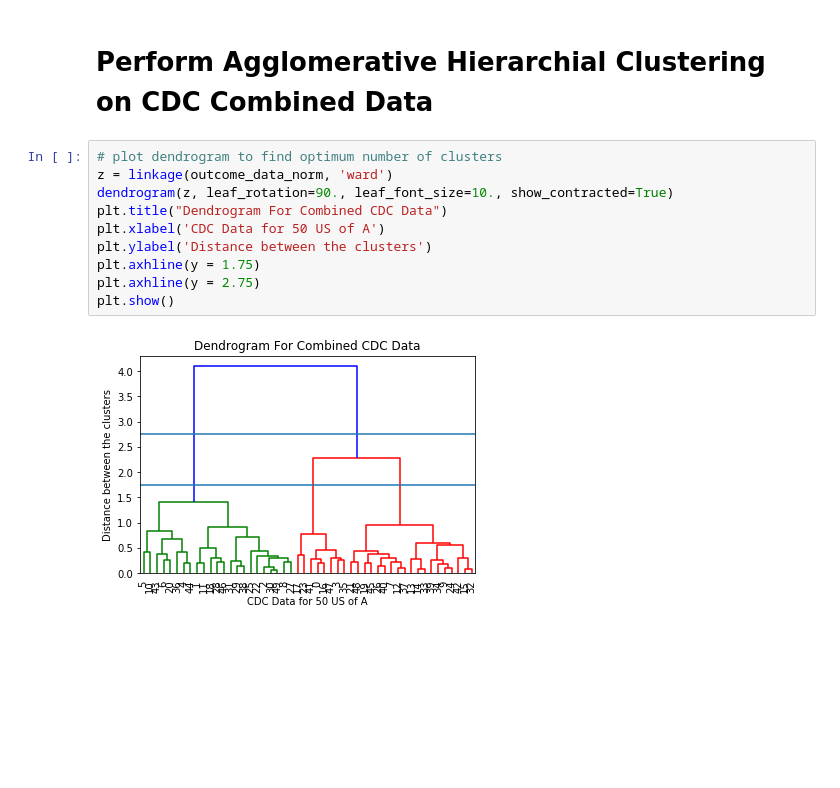
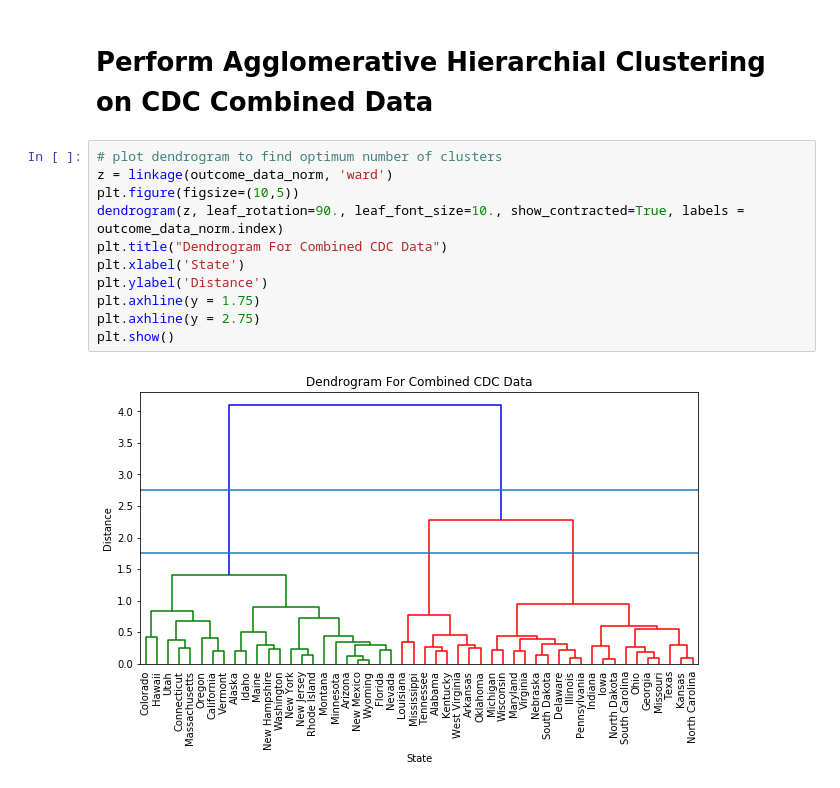
Before and after one commit to alankritjoshi/cs6220f17project2, a Jupyter notebook: 02_working/process_dataset.ipynb, the cells around one changed output. Saved outputs shown, nothing was run; the diff lists cells and outputs as text; blank space fills up the shorter version.

Commit message:
Fixed labels and dendogram labels; added skeleton accordingly

```diff
--- a/02_working/process_dataset.ipynb
+++ b/02_working/process_dataset.ipynb
@@ -1149,12 +1168,13 @@ show_on_notebook(fig)
 # %%
 # plot dendrogram to find optimum number of clusters
 z = linkage(outcome_data_norm, 'ward')
-dendrogram(z, leaf_rotation=90., leaf_font_size=10., show_contracted=True)
+plt.figure(figsize=(10,5))
+dendrogram(z, leaf_rotation=90., leaf_font_size=10., show_contracted=True, labels = outcome_data_norm.index)
 plt.title("Dendrogram For Combined CDC Data")
-plt.xlabel('CDC Data for 50 US of A')
-plt.ylabel('Distance between the clusters')
+plt.xlabel('State')
+plt.ylabel('Distance')
 plt.axhline(y = 1.75)
 plt.axhline(y = 2.75)
 plt.show()
 # %% [output]
-[figure, old version]
+[figure, new version]
```
Also changed, not shown: parts of 16 cells of this notebook, 2 other files.
